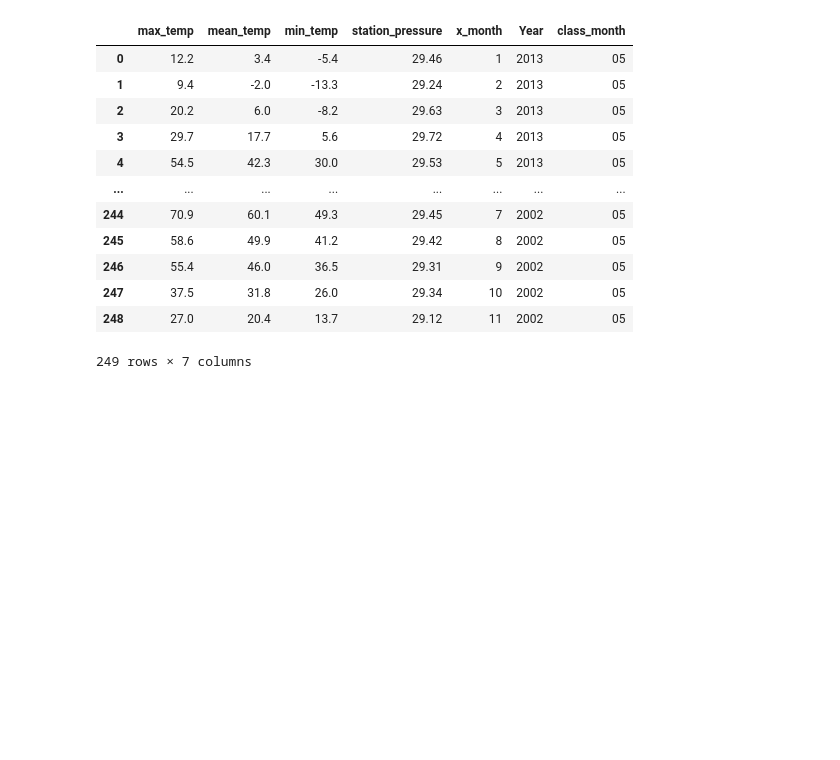
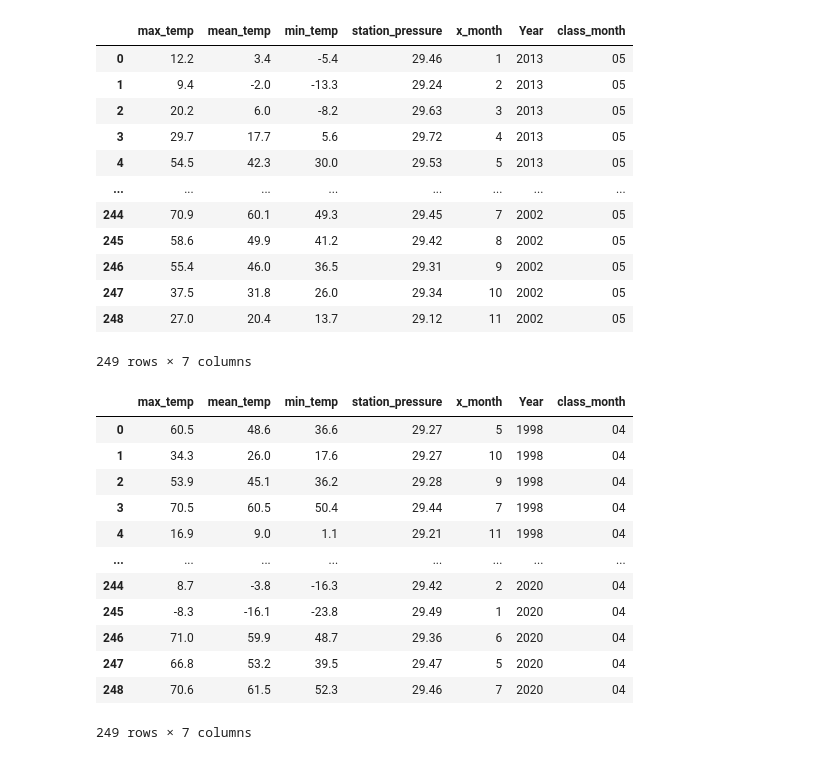
Before and after one commit to courtkneeking/ml_project, a Jupyter notebook: monthly_climate_data.ipynb, the cells around one changed output. Drawn from its saved outputs; the diff is of its cells as text; code cells hidden in the pictures; blank space fills up the shorter version.

```diff
--- a/monthly_climate_data.ipynb
+++ b/monthly_climate_data.ipynb
@@ -132,4 +132,21 @@ monthly_numerical_features
 | 248 | 27.0 | 20.4 | 13.7 | 29.12 | 11 | 2002 | 05 |
 249 rows × 7 columns
 # %%
-monthlies.to_csv('monthly_numerical_features.csv', index=False)
+monthly_numerical_features = monthly_numerical_features.sort_values('Year').reset_index(drop=True)
+monthly_numerical_features.to_csv('monthly_numerical_features.csv', index=False)
+# %%
+monthly_numerical_features
+# %% [output]
+|  | max_temp | mean_temp | min_temp | station_pressure | x_month | Year | class_month |
+| 0 | 60.5 | 48.6 | 36.6 | 29.27 | 5 | 1998 | 04 |
+| 1 | 34.3 | 26.0 | 17.6 | 29.27 | 10 | 1998 | 04 |
+| 2 | 53.9 | 45.1 | 36.2 | 29.28 | 9 | 1998 | 04 |
+| 3 | 70.5 | 60.5 | 50.4 | 29.44 | 7 | 1998 | 04 |
+| 4 | 16.9 | 9.0 | 1.1 | 29.21 | 11 | 1998 | 04 |
+| ... | ... | ... | ... | ... | ... | ... | ... |
+| 244 | 8.7 | -3.8 | -16.3 | 29.42 | 2 | 2020 | 04 |
+| 245 | -8.3 | -16.1 | -23.8 | 29.49 | 1 | 2020 | 04 |
+| 246 | 71.0 | 59.9 | 48.7 | 29.36 | 6 | 2020 | 04 |
+| 247 | 66.8 | 53.2 | 39.5 | 29.47 | 5 | 2020 | 04 |
+| 248 | 70.6 | 61.5 | 52.3 | 29.46 | 7 | 2020 | 04 |
+249 rows × 7 columns
```
Also changed, not shown: 12 other files.
